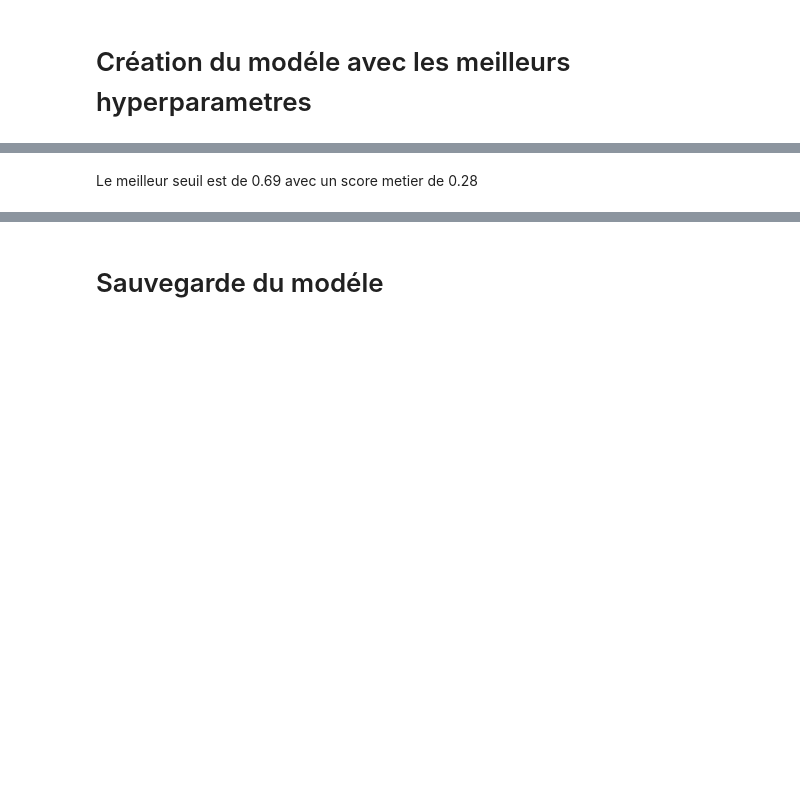
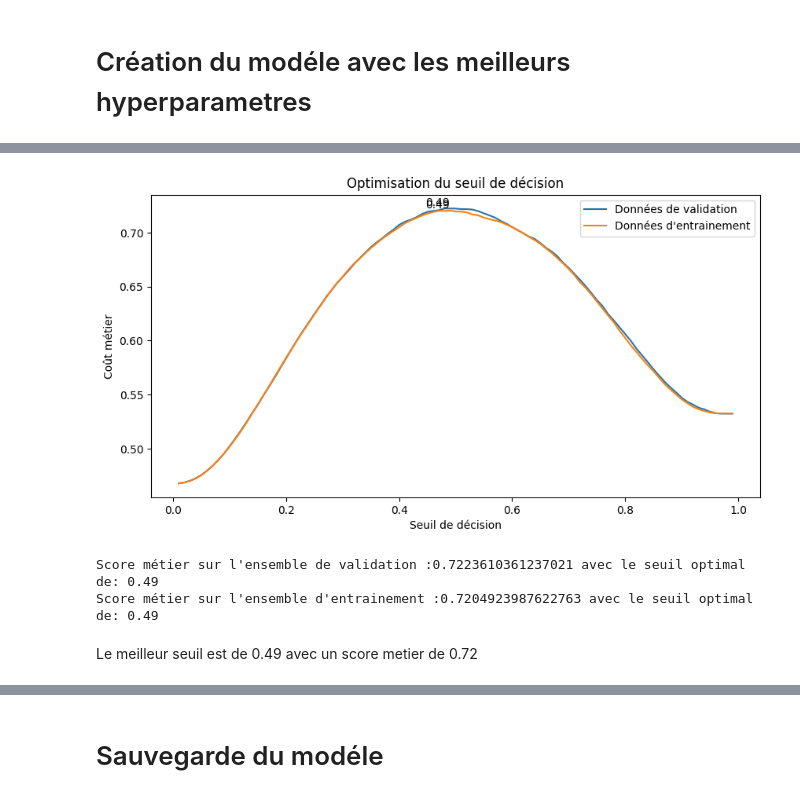
Before and after one commit to amadousysada/scoring-model, a Jupyter notebook: 03_modelisation.ipynb, the cells around one changed output, grey strips where cells are left out. Saved outputs shown, nothing was run; the diff lists cells and outputs as text; code cells hidden in the pictures; blank space fills up the shorter version.

```diff
--- a/03_modelisation.ipynb
+++ b/03_modelisation.ipynb
@@ -999,3 +1044,37 @@ business_cost(y_true=y_valid, y_pred_proba=y_preds_proba, threshold_return=True)
+# %%
+# Évaluation sur l'ensemble de validation
+y_preds_proba_v = final_pipeline.predict_proba(X_valid)[:, 1]
+y_preds_proba_t = final_pipeline.predict_proba(X_Xtrain)[:, 1]
+
+v_costs = find_best_treshold(y_valid, y_preds_proba_v)
+t_costs = find_best_treshold(y_train, y_preds_proba_t)
+
+# Visualisation des coûts en fonction du seuil
+thresholds = np.arange(0.01, 1, 0.01)
+plt.figure(figsize=(10, 5))
+
+optimal_threshold_v = thresholds[np.argmax(v_costs)]
+optimal_threshold_t = thresholds[np.argmax(t_costs)]
+
+plt.text(optimal_threshold_v, max(v_costs), f"{optimal_threshold_v:.2f}", verticalalignment='bottom', horizontalalignment='right')
+plt.text(optimal_threshold_t, max(t_costs), f"{optimal_threshold_t:.2f}", verticalalignment='bottom', horizontalalignment='right')
+
+plt.plot(thresholds, v_costs, label="Données de validation")
+plt.plot(thresholds, t_costs, label="Données d'entrainement")
+
+plt.xlabel("Seuil de décision")
+plt.ylabel("Coût métier")
+plt.title("Optimisation du seuil de décision")
+plt.legend()
+plt.show()
+final_score_v = business_cost(y_valid, y_preds_proba_v, threshold=optimal_threshold_v)
+final_score_t = business_cost(y_train, y_preds_proba_t, threshold=optimal_threshold_t)
+print(f"Score métier sur l'ensemble de validation :{final_score_v} avec le seuil optimal de: {optimal_threshold_v}")
+print(f"Score métier sur l'ensemble d'entrainement :{final_score_t} avec le seuil optimal de: {optimal_threshold_t}")
+# %% [output]
+[figure, added]
+Score métier sur l'ensemble de validation :0.7223610361237021 avec le seuil optimal de: 0.49
+Score métier sur l'ensemble d'entrainement :0.7204923987622763 avec le seuil optimal de: 0.49
 # %% [markdown]
-Le meilleur seuil est de 0.69 avec un score metier de 0.28
+Le meilleur seuil est de 0.49 avec un score metier de 0.72
 # %%
```
Also changed, not shown: parts of 22 cells of this notebook.
